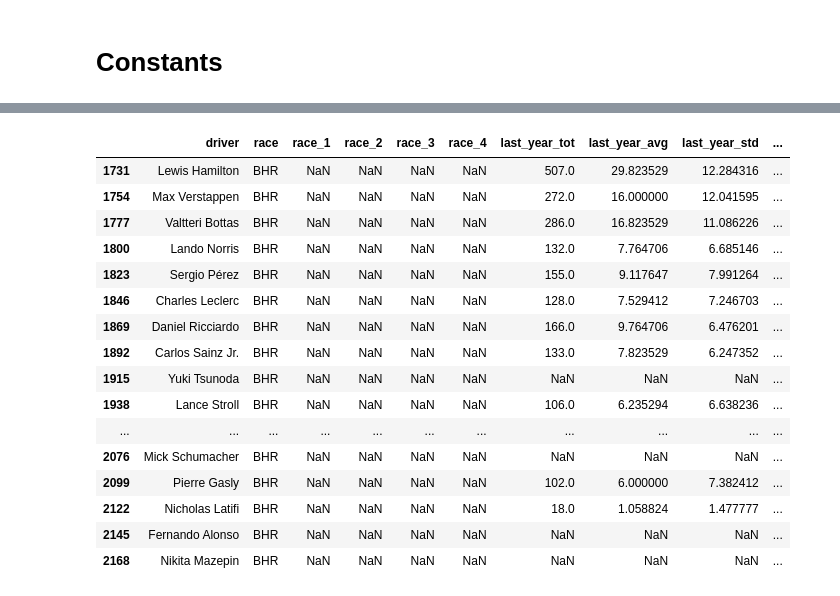
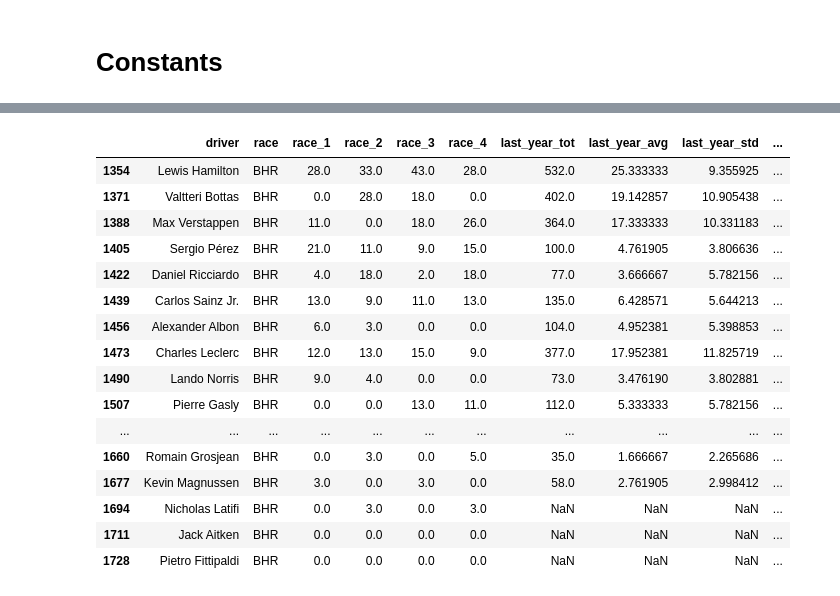
Before and after one commit to trentwoodbury/f1-simulator, a Jupyter notebook: data_scraping.ipynb, the cells around one changed output, grey strips where cells are left out. Drawn from its saved outputs; the diff is of its cells as text; code cells hidden in the pictures.

```diff
--- a/data_scraping.ipynb
+++ b/data_scraping.ipynb
@@ -382,22 +383,22 @@ final_dataset = pd.DataFrame(data, columns=[
 # %%
 final_dataset.to_csv('dataset.csv', index=False)
 # %%
-final_dataset.loc[(final_dataset.year == 2021) & (final_dataset.race == "BHR")]
+final_dataset.loc[(final_dataset.year == 2020) & (final_dataset.race == "BHR")]
 # %% [output]
 |  | driver | race | race_1 | race_2 | race_3 | race_4 | last_year_tot | last_year_avg | last_year_std | ... |
-| 1731 | Lewis Hamilton | BHR | NaN | NaN | NaN | NaN | 507.0 | 29.823529 | 12.284316 | ... |
-| 1754 | Max Verstappen | BHR | NaN | NaN | NaN | NaN | 272.0 | 16.000000 | 12.041595 | ... |
-| 1777 | Valtteri Bottas | BHR | NaN | NaN | NaN | NaN | 286.0 | 16.823529 | 11.086226 | ... |
-| 1800 | Lando Norris | BHR | NaN | NaN | NaN | NaN | 132.0 | 7.764706 | 6.685146 | ... |
-| 1823 | Sergio Pérez | BHR | NaN | NaN | NaN | NaN | 155.0 | 9.117647 | 7.991264 | ... |
-| 1846 | Charles Leclerc | BHR | NaN | NaN | NaN | NaN | 128.0 | 7.529412 | 7.246703 | ... |
-| 1869 | Daniel Ricciardo | BHR | NaN | NaN | NaN | NaN | 166.0 | 9.764706 | 6.476201 | ... |
-| 1892 | Carlos Sainz Jr. | BHR | NaN | NaN | NaN | NaN | 133.0 | 7.823529 | 6.247352 | ... |
-| 1915 | Yuki Tsunoda | BHR | NaN | NaN | NaN | NaN | NaN | NaN | NaN | ... |
-| 1938 | Lance Stroll | BHR | NaN | NaN | NaN | NaN | 106.0 | 6.235294 | 6.638236 | ... |
+| 1354 | Lewis Hamilton | BHR | 28.0 | 33.0 | 43.0 | 28.0 | 532.0 | 25.333333 | 9.355925 | ... |
+| 1371 | Valtteri Bottas | BHR | 0.0 | 28.0 | 18.0 | 0.0 | 402.0 | 19.142857 | 10.905438 | ... |
+| 1388 | Max Verstappen | BHR | 11.0 | 0.0 | 18.0 | 26.0 | 364.0 | 17.333333 | 10.331183 | ... |
+| 1405 | Sergio Pérez | BHR | 21.0 | 11.0 | 9.0 | 15.0 | 100.0 | 4.761905 | 3.806636 | ... |
+| 1422 | Daniel Ricciardo | BHR | 4.0 | 18.0 | 2.0 | 18.0 | 77.0 | 3.666667 | 5.782156 | ... |
+| 1439 | Carlos Sainz Jr. | BHR | 13.0 | 9.0 | 11.0 | 13.0 | 135.0 | 6.428571 | 5.644213 | ... |
+| 1456 | Alexander Albon | BHR | 6.0 | 3.0 | 0.0 | 0.0 | 104.0 | 4.952381 | 5.398853 | ... |
+| 1473 | Charles Leclerc | BHR | 12.0 | 13.0 | 15.0 | 9.0 | 377.0 | 17.952381 | 11.825719 | ... |
+| 1490 | Lando Norris | BHR | 9.0 | 4.0 | 0.0 | 0.0 | 73.0 | 3.476190 | 3.802881 | ... |
+| 1507 | Pierre Gasly | BHR | 0.0 | 0.0 | 13.0 | 11.0 | 112.0 | 5.333333 | 5.782156 | ... |
 | ... | ... | ... | ... | ... | ... | ... | ... | ... | ... | ... |
-| 2076 | Mick Schumacher | BHR | NaN | NaN | NaN | NaN | NaN | NaN | NaN | ... |
-| 2099 | Pierre Gasly | BHR | NaN | NaN | NaN | NaN | 102.0 | 6.000000 | 7.382412 | ... |
-| 2122 | Nicholas Latifi | BHR | NaN | NaN | NaN | NaN | 18.0 | 1.058824 | 1.477777 | ... |
-| 2145 | Fernando Alonso | BHR | NaN | NaN | NaN | NaN | NaN | NaN | NaN | ... |
-| 2168 | Nikita Mazepin | BHR | NaN | NaN | NaN | NaN | NaN | NaN | NaN | ... |
+| 1660 | Romain Grosjean | BHR | 0.0 | 3.0 | 0.0 | 5.0 | 35.0 | 1.666667 | 2.265686 | ... |
+| 1677 | Kevin Magnussen | BHR | 3.0 | 0.0 | 3.0 | 0.0 | 58.0 | 2.761905 | 2.998412 | ... |
+| 1694 | Nicholas Latifi | BHR | 0.0 | 3.0 | 0.0 | 3.0 | NaN | NaN | NaN | ... |
+| 1711 | Jack Aitken | BHR | 0.0 | 0.0 | 0.0 | 0.0 | NaN | NaN | NaN | ... |
+| 1728 | Pietro Fittipaldi | BHR | 0.0 | 0.0 | 0.0 | 0.0 | NaN | NaN | NaN | ... |
```
Also changed, not shown: parts of 3 cells of this notebook, 1 other file.
